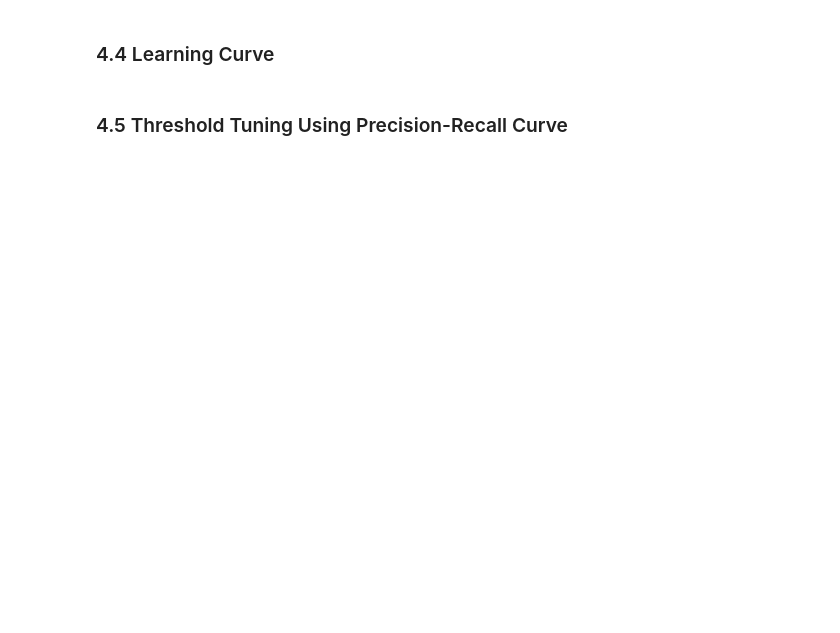
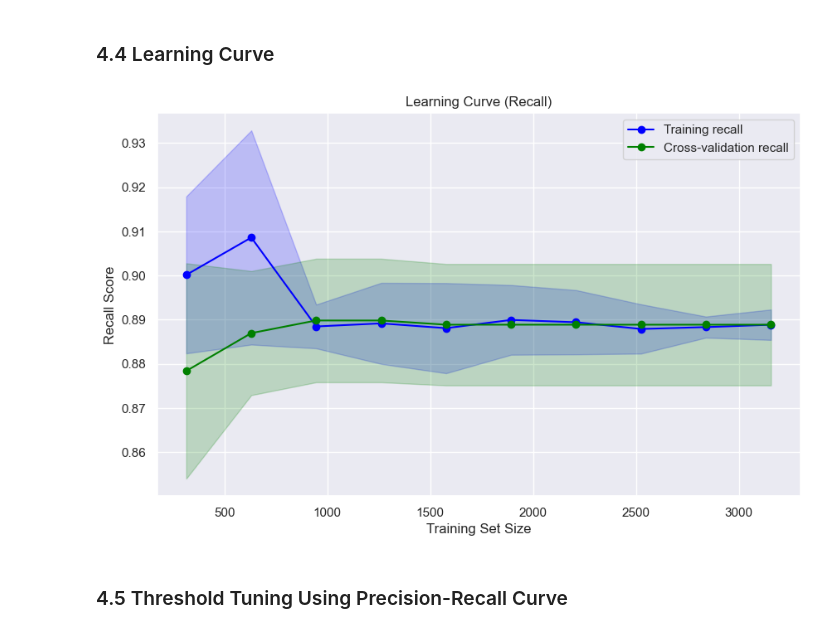
Before and after one commit to hansdarmawann/telco-churn, a Jupyter notebook: notebooks/1.3-hdr-coderefactor-notebook.ipynb, the cells around one changed output. Drawn from its saved outputs; the diff is of its cells as text; code cells hidden in the pictures; blank space fills up the shorter version.

```diff
--- a/notebooks/1.3-hdr-coderefactor-notebook.ipynb
+++ b/notebooks/1.3-hdr-coderefactor-notebook.ipynb
@@ -929,2 +967,46 @@ pass
+# %%
+from sklearn.model_selection import learning_curve
+import matplotlib.pyplot as plt
+import numpy as np
+
+# Define training sizes for learning curve
+train_sizes = np.linspace(0.1, 1.0, 10)
+
+# Calculate learning curve metrics using recall as scoring
+train_sizes, train_scores, valid_scores = learning_curve(
+    best_tuned_pipeline,
+    X_train,
+    y_train,
+    cv=cv,
+    scoring='recall',
+    train_sizes=train_sizes,
+    n_jobs=-1,
+    shuffle=True,
+    random_state=42
+)
+
+# Calculate mean and std for training and validation scores
+train_scores_mean = np.mean(train_scores, axis=1)
+train_scores_std = np.std(train_scores, axis=1)
+valid_scores_mean = np.mean(valid_scores, axis=1)
+valid_scores_std = np.std(valid_scores, axis=1)
+
+# Plot learning curve
+plt.figure(figsize=(10, 6))
+plt.plot(train_sizes, train_scores_mean, 'o-', color='blue', label='Training recall')
+plt.fill_between(train_sizes, train_scores_mean - train_scores_std, train_scores_mean + train_scores_std,
+                 alpha=0.2, color='blue')
+plt.plot(train_sizes, valid_scores_mean, 'o-', color='green', label='Cross-validation recall')
+plt.fill_between(train_sizes, valid_scores_mean - valid_scores_std, valid_scores_mean + valid_scores_std,
+                 alpha=0.2, color='green')
+
+plt.title('Learning Curve (Recall)')
+plt.xlabel('Training Set Size')
+plt.ylabel('Recall Score')
+plt.legend(loc='best')
+plt.grid(True)
+plt.show()
+# %% [output]
+[figure, added]
 # %% [markdown]
 ### 4.5 Threshold Tuning Using Precision-Recall Curve
```
Also changed, not shown: parts of 16 cells of this notebook, 7 other files.
